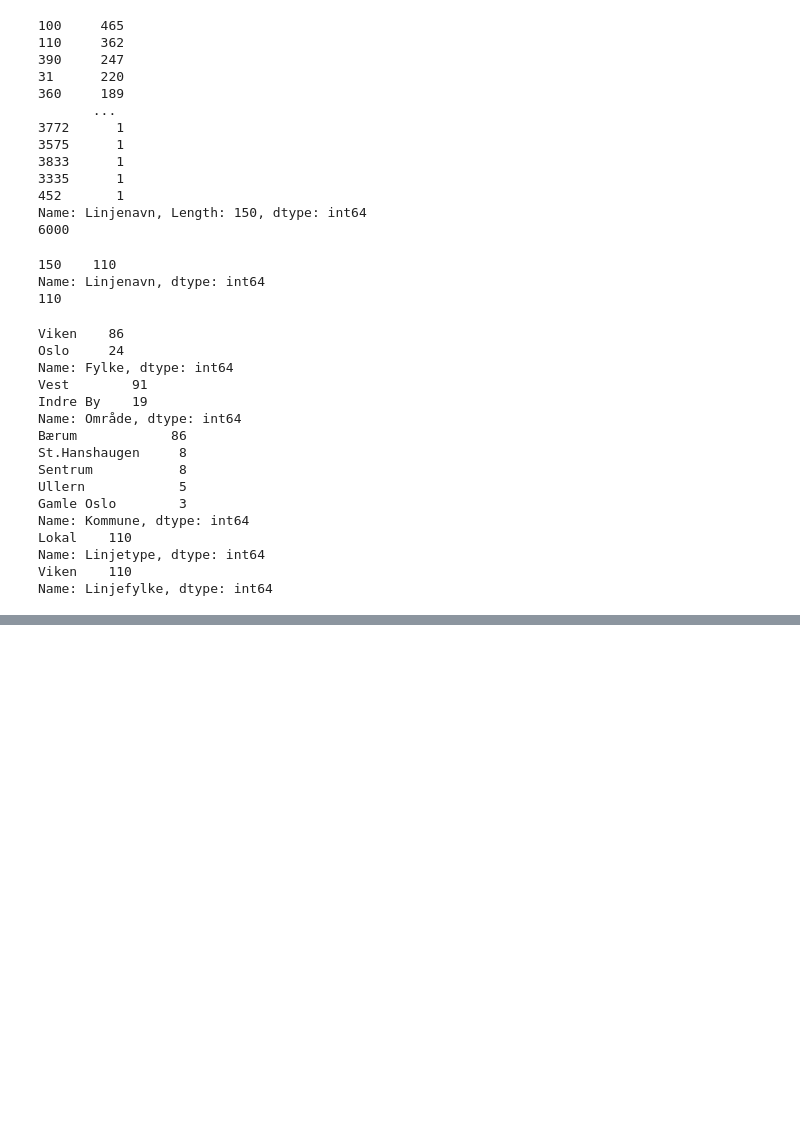
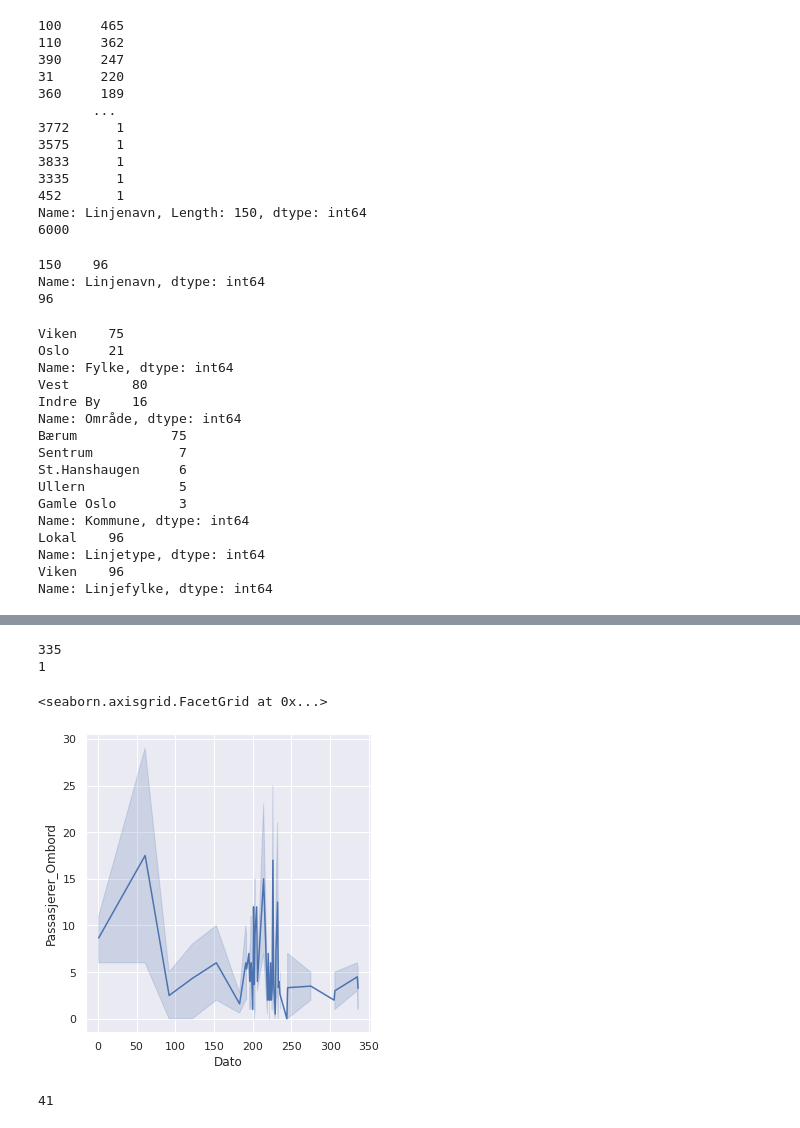
Before and after one commit to ulsin/ai-oblig-2, a Jupyter notebook: oblig2.ipynb, the cells around one changed output, grey strips where cells are left out. Saved outputs shown, nothing was run; the diff lists cells and outputs as text; code cells hidden in the pictures; blank space fills up the shorter version.

Commit message:
Grouped by date, at the cost of everything

```diff
--- a/oblig2.ipynb
+++ b/oblig2.ipynb
@@ -36,6 +36,12 @@ import pandas as pd
 #importing datetime for format conversion
 import datetime as dt
 
+#improts for plott
+import matplotlib.pyplot as plt
+import seaborn as sns
+sns.set_theme(style="darkgrid")
+
+
 # importing rest later
 # %%
 """
@@ -64,13 +70,15 @@ Name: Linjenavn, Length: 150, dtype: int64
 # We are only going to predict a single bus route, so dropping every other route, reducing from 6000 rows to just 110 rows
 
 dataf = dataf[dataf['Linjenavn'] == "150"]
+dataf = dataf[dataf['Passasjerer_Ombord'] >= 0]
+
 
 print(dataf["Linjenavn"].value_counts())
 print(len(dataf.index))
 # %% [output]
-150    110
+150    96
 Name: Linjenavn, dtype: int64
-110
+96
 # %%
 # Testing to see if any columns could be dropped
 
@@ -83,21 +91,21 @@ print(dataf["Linjefylke"].value_counts())
 
 # Seems like linjetype and linjefylke can be dropped
 # %% [output]
-Viken    86
-Oslo     24
+Viken    75
+Oslo     21
 Name: Fylke, dtype: int64
-Vest        91
-Indre By    19
+Vest        80
+Indre By    16
 Name: Område, dtype: int64
-Bærum            86
-St.Hanshaugen     8
-Sentrum           8
+Bærum            75
+Sentrum           7
+St.Hanshaugen     6
 Ullern            5
 Gamle Oslo        3
 Name: Kommune, dtype: int64
-Lokal    110
+Lokal    96
 Name: Linjetype, dtype: int64
-Viken    110
+Viken    96
 Name: Linjefylke, dtype: int64
 # %%
 dataf.drop({'Linjetype', 'Linjefylke'}, axis=1, inplace=True)
@@ -124,3 +132,35 @@ dataf.head(1)
 # %% [output]
 |  | TurId | Dato | Fylke | Område | Kommune | Holdeplass_Fra | Holdeplass_Til | Linjenavn | Linjeretning | ... |
 | 0 | 15006-2020-08-10T10:24:00+02:00 | 737706 | Viken | Vest | Bærum | Nordliveien | Tjernsmyr | 150 | 0 | ... |
+# %%
+# Setting data to a more sensible value, having day 1 being
+# TODO: Might also have to group on date
+
+# Figuring out the distance between dates based on max and min date
+print(max(dataf['Dato']) - min(dataf['Dato']))
+
+# Storing this for later in case we want to correct the data back again
+dateReduction = min(dataf['Dato']) - 1
+
+# Like this, first date should have a value of 1
+dataf['Dato'] = dataf['Dato'] - dateReduction
+
+# Checking that we do not in fact have a 0 value
+print(min(dataf['Dato']))
+# %% [output]
+335
+1
+# %%
+# Task is to predict passengers per day, so doing a quick relplot thus far
+
+sns.relplot(x="Dato", y="Passasjerer_Ombord", kind="line", data=dataf)
+
+# Guessing that the lack of precission is due to lack of grouping
+# %% [output]
+<seaborn.axisgrid.FacetGrid at 0x...>
+[figure, added]
+# %%
+# We see that a lot of days have multiple counts, and we need to group them, 110 rows are spread over 43 unique dates
+print(len(dataf["Dato"].value_counts()))
+# %% [output]
+41
```
Also changed, not shown: parts of 3 cells of this notebook.
